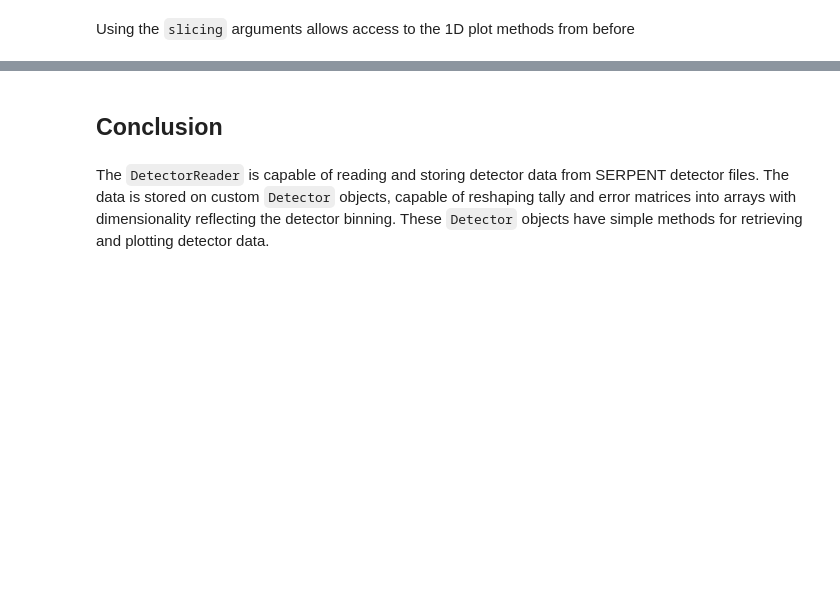
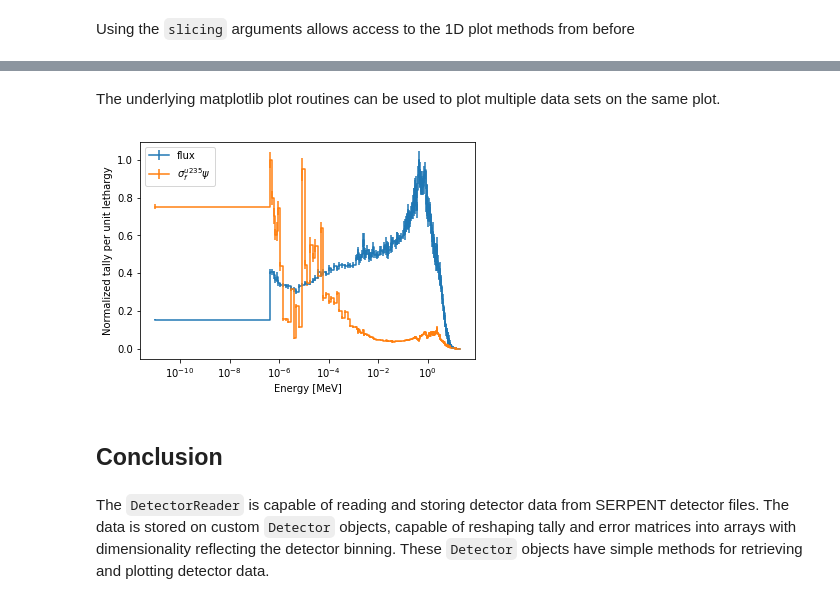
Before and after one commit to CORE-GATECH-GROUP/serpent-tools, a Jupyter notebook: examples/Detector.ipynb, the cells around one changed output, grey strips where cells are left out. Cells and saved outputs as stored; diff of their text form; code cells hidden in the pictures; blank space fills up the shorter version.

```diff
--- a/examples/Detector.ipynb
+++ b/examples/Detector.ipynb
@@ -239,3 +258,18 @@ xy.plot(fixed={'reaction': 2, 'xmesh': 2},
+# %% [markdown]
+The underlying matplotlib plot routines can be used to plot multiple data sets on the same plot.
+# %%
+ax = pyplot.axes()
+labels = (
+    'flux',
+    r'$\sigma_f^{u235}\psi$')  # render as mathtype
+reactions = spectrum.indexes['reaction']
+for reac, label in zip(reactions, labels):
+    spectrum.spectrumPlot({'reaction': reac}, steps=True, sigma=3,
+                          ax=ax, label=label)
+ax.set_ylabel('Normalized tally per unit lethargy')
+ax.legend();
+# %% [output]
+[figure, added]
 # %% [markdown]
 ## Conclusion
 # %% [markdown]
```
Also changed, not shown: parts of 25 cells of this notebook, 4 other files.
